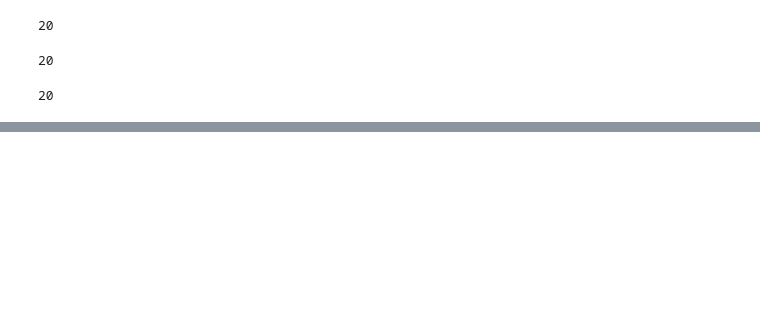
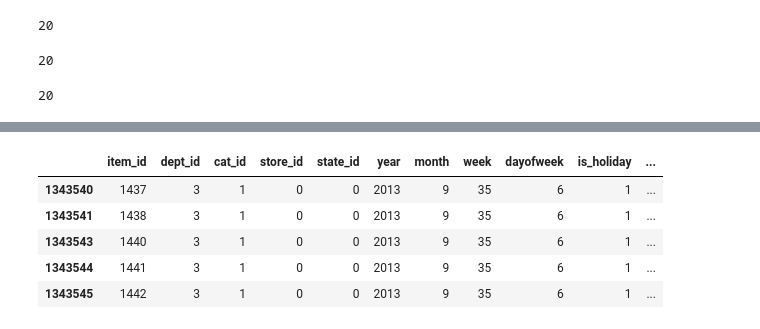
Before and after one commit to YutoShibata07/M5_accuracy, a Jupyter notebook: protos/proto_prediction.ipynb, the cells around one changed output, grey strips where cells are left out. Saved outputs shown, nothing was run; the diff lists cells and outputs as text; code cells hidden in the pictures; blank space fills up the shorter version.

```diff
--- a/protos/proto_prediction.ipynb
+++ b/protos/proto_prediction.ipynb
@@ -566,8 +793,0 @@ def predict(test, submission):
-# %%
-#FEATURES to remove
-## These features lead to overfit
-## or values not present in test set
-remove_features = ['id','state_id','store_id','date','wm_yr_wk']
-
-
-features = [col for col in features if col not in remove_features]
@@ -635,2 +824,11 @@ data.tail(10)
 # %%
 # predict(test,submission)
+# %%
+data[features].head(5)
+# %% [output]
+|  | item_id | dept_id | cat_id | store_id | state_id | year | month | week | dayofweek | is_holiday | ... |
+| 1343540 | 1437 | 3 | 1 | 0 | 0 | 2013 | 9 | 35 | 6 | 1 | ... |
+| 1343541 | 1438 | 3 | 1 | 0 | 0 | 2013 | 9 | 35 | 6 | 1 | ... |
+| 1343543 | 1440 | 3 | 1 | 0 | 0 | 2013 | 9 | 35 | 6 | 1 | ... |
+| 1343544 | 1441 | 3 | 1 | 0 | 0 | 2013 | 9 | 35 | 6 | 1 | ... |
+| 1343545 | 1442 | 3 | 1 | 0 | 0 | 2013 | 9 | 35 | 6 | 1 | ... |
```
Also changed, not shown: parts of 40 cells of this notebook.
